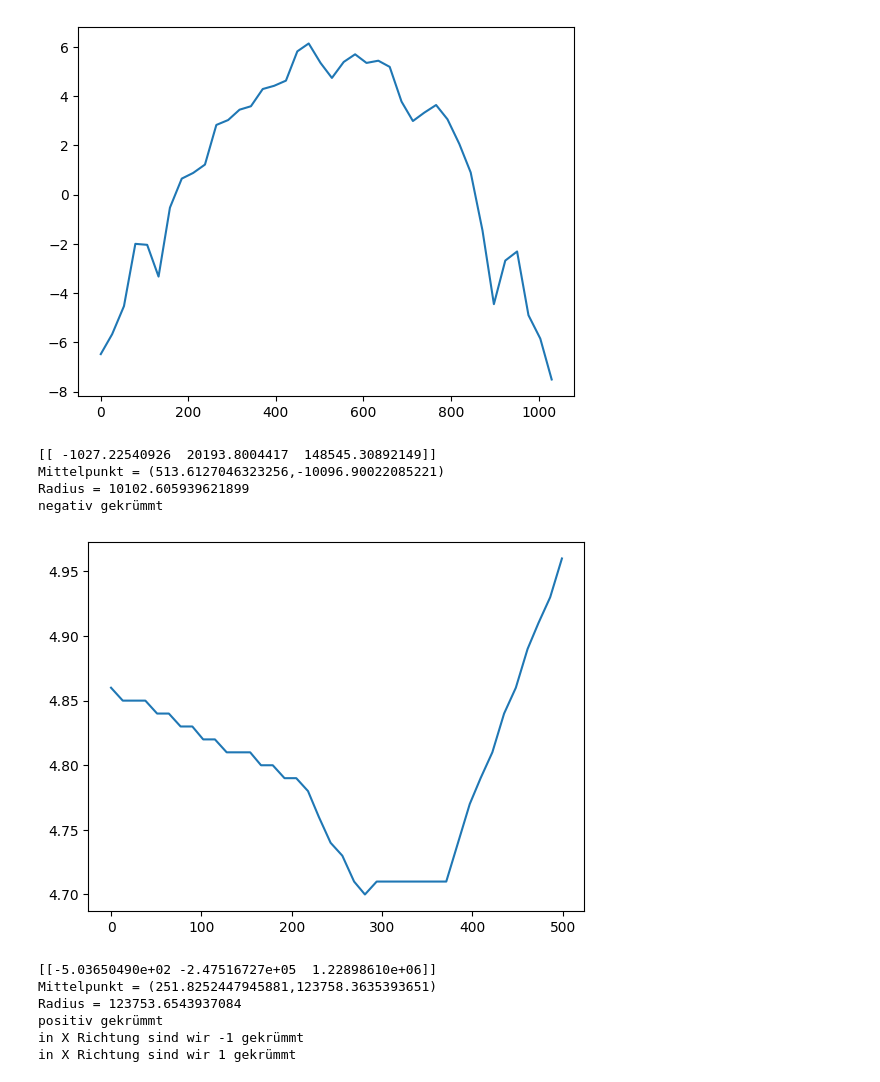
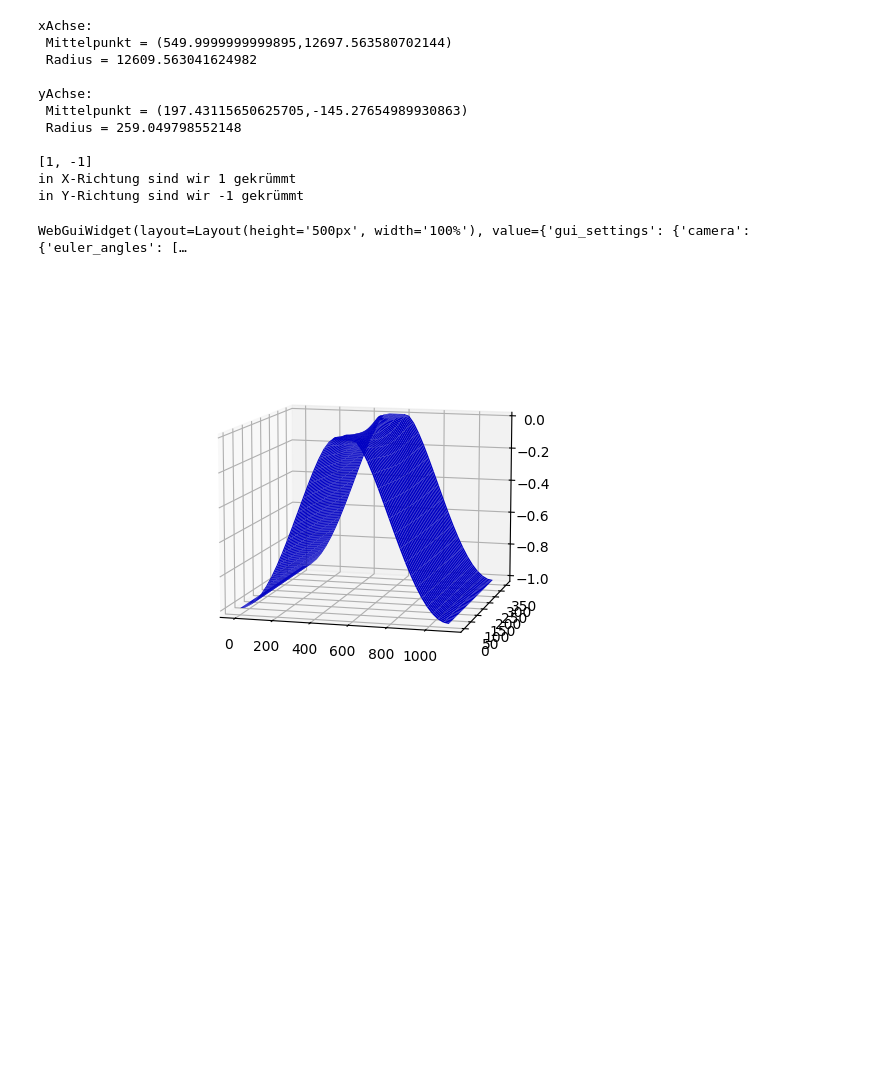
Before and after one commit to anschn05/papa_arbeit, a Jupyter notebook: KruemmungAnalyse_python/Hauptcode.ipynb, the cells around one changed output. Cells and saved outputs as stored; diff of their text form; code cells hidden in the pictures; blank space fills up the shorter version.

Commit message:
Kruemmung und anschließende visualisierung der änderung funktioniert nun

```diff
--- a/KruemmungAnalyse_python/Hauptcode.ipynb
+++ b/KruemmungAnalyse_python/Hauptcode.ipynb
@@ -1,33 +1,72 @@
 # %%
 import import_ipynb
 import numpy as np
-import y_KruemmungAnalyse
-import x_KruemmungAnalyse
+import xy_KruemmungAnalyse
+# def Auflager_gemessen(step,filename_MW,tol):
+# def Auflager_generiert(l,b,step,tol):
+import xyzFile_GRAVITATION_Kruemmung
+# def gravitationsEinfluss_Auflager(l,b,t,step,auflager_liste,radius):
 
 l = 1100
 b = 360
 t = 3.6
 step = 40
+tol = 10e-11
+r = 35 # mm    # Radius der Auflager
 
-filename_MW = f"{t}mm_messwerte.xyz"
-data_messwerte = np.loadtxt(filename_MW)
+# MESSWERTE echt
+# filename_MW = f"{t}mm_messwerte.xyz"
+# data_messwerte = np.loadtxt(filename_MW)
 
+# AuflagerOrte = xy_KruemmungAnalyse.Auflager_gemessen(step,filename_MW,tol)
 
-X_Auflager = x_KruemmungAnalyse.xAuflager(l,b,t,step,filename_MW)
-Y_Auflager = y_KruemmungAnalyse.yAuflager(l,b,t,step,filename_MW)
+# STARTWERTE
+filename_SW = f"{t}mm_startwerte.xyz"
+data_messwerte = np.loadtxt(filename_SW)
 
-print(f"in X Richtung sind wir {X_Auflager} gekrümmt")
-print(f"in X Richtung sind wir {Y_Auflager} gekrümmt")
+AuflagerOrte = xy_KruemmungAnalyse.Auflager_gemessen(step,filename_SW,tol)
+
+print(f"in X-Richtung sind wir {AuflagerOrte[0]} gekrümmt")
+print(f"in Y-Richtung sind wir {AuflagerOrte[1]} gekrümmt")
+
+xKruemmung = AuflagerOrte[0]
+yKruemmung = AuflagerOrte[1]
+
+if xKruemmung >= 0:
+    x1 = l/2
+    x2 = l/2
+elif xKruemmung < 0:
+    x1 = 0
+    x2 = l
+else:
+    print("soll ma da kantenauflager machen?")
+    #TODO Kantenauflager?
+
+if yKruemmung >= 0:
+    y1 = b/2
+    y2 = b/2
+elif yKruemmung < 0:
+    y1 = 0
+    y2 = b
+else:
+    print("soll ma da kantenauflager machen?")
+    #TODO Kantenauflager?
+
+auflager_liste = [(x1+r,y1+r),(x1+r,y2-r),(x2-r,y2-r),(x2-r,y1+r)]
+#auflager_liste = [(radius,radius),(l-radius,b-radius),(radius,b-radius),(l-radius,radius)]
+
+xyzFile_GRAVITATION_Kruemmung.gravitationsEinfluss_Auflager(l,b,t,step,auflager_liste,r)
 # %% [output]
+xAchse:
+ Mittelpunkt = (549.9999999999895,12697.563580702144)
+ Radius = 12609.563041624982
+
+yAchse:
+ Mittelpunkt = (197.43115650625705,-145.27654989930863)
+ Radius = 259.049798552148
+
+[1, -1]
+in X-Richtung sind wir 1 gekrümmt
+in Y-Richtung sind wir -1 gekrümmt
+WebGuiWidget(layout=Layout(height='500px', width='100%'), value={'gui_settings': {'camera': {'euler_angles': […
-[figure, old version]
+[figure, new version]
-[[ -1027.22540926  20193.8004417  148545.30892149]]
-Mittelpunkt = (513.6127046323256,-10096.90022085221)
-Radius = 10102.605939621899
-negativ gekrümmt
-[figure, removed]
-[[-5.03650490e+02 -2.47516727e+05  1.22898610e+06]]
-Mittelpunkt = (251.8252447945881,123758.3635393651)
-Radius = 123753.6543937084
-positiv gekrümmt
-in X Richtung sind wir -1 gekrümmt
-in X Richtung sind wir 1 gekrümmt
```
Also changed, not shown: 6 other files.
